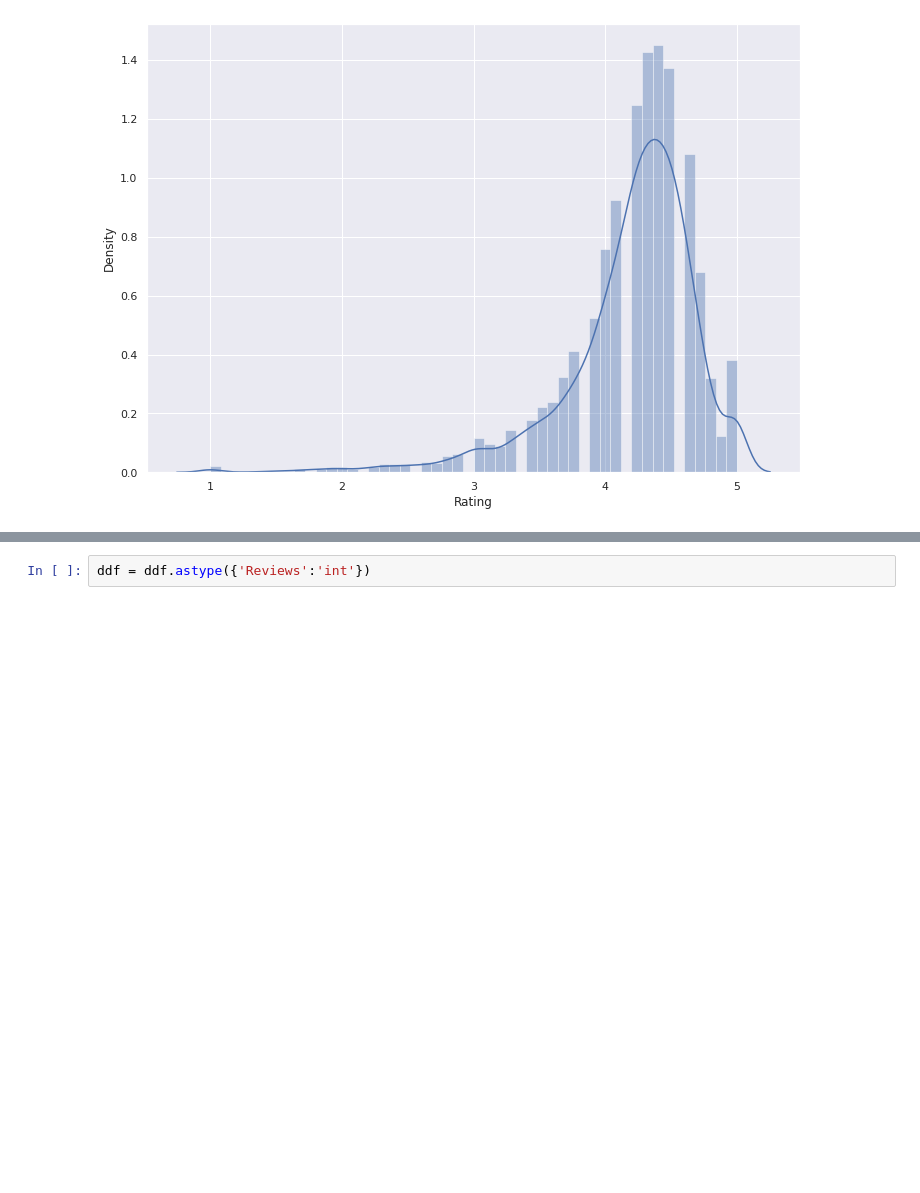
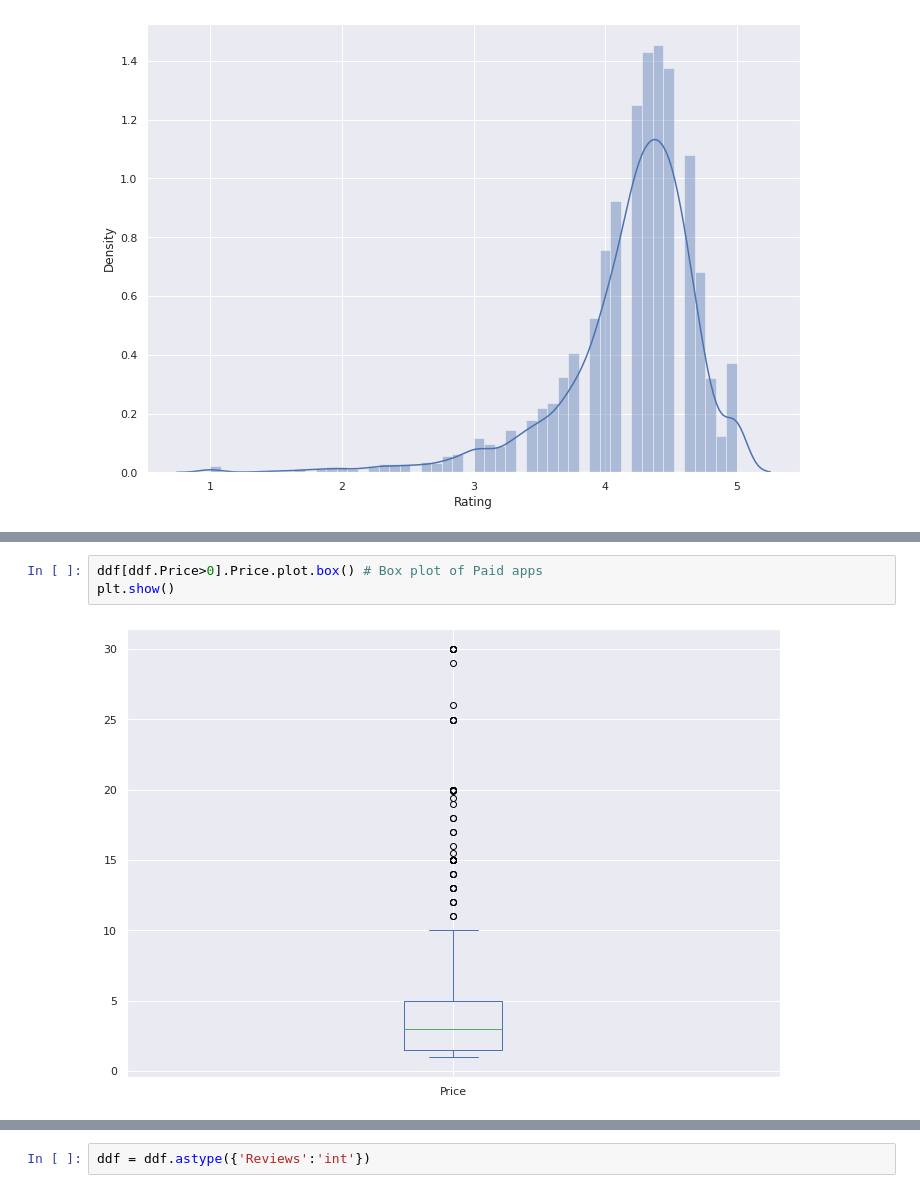
Before and after one commit to NaithaniAR/-Play-Store-App-Review-Analysis, a Jupyter notebook: Copy_of_Play_Store_App_Review_Analysis_Capstone_Project.ipynb, the cells around one changed output, grey strips where cells are left out. Cells and saved outputs as stored; diff of their text form; blank space fills up the shorter version.

```diff
--- a/Copy_of_Play_Store_App_Review_Analysis_Capstone_Project.ipynb
+++ b/Copy_of_Play_Store_App_Review_Analysis_Capstone_Project.ipynb
@@ -200,0 +316,5 @@ ax = sns.distplot(ddf['Rating'])
+# %%
+ddf[ddf.Price>0].Price.plot.box() # Box plot of Paid apps
+plt.show()
+# %% [output]
+[figure, added]
```
Also changed, not shown: parts of 92 cells of this notebook.
